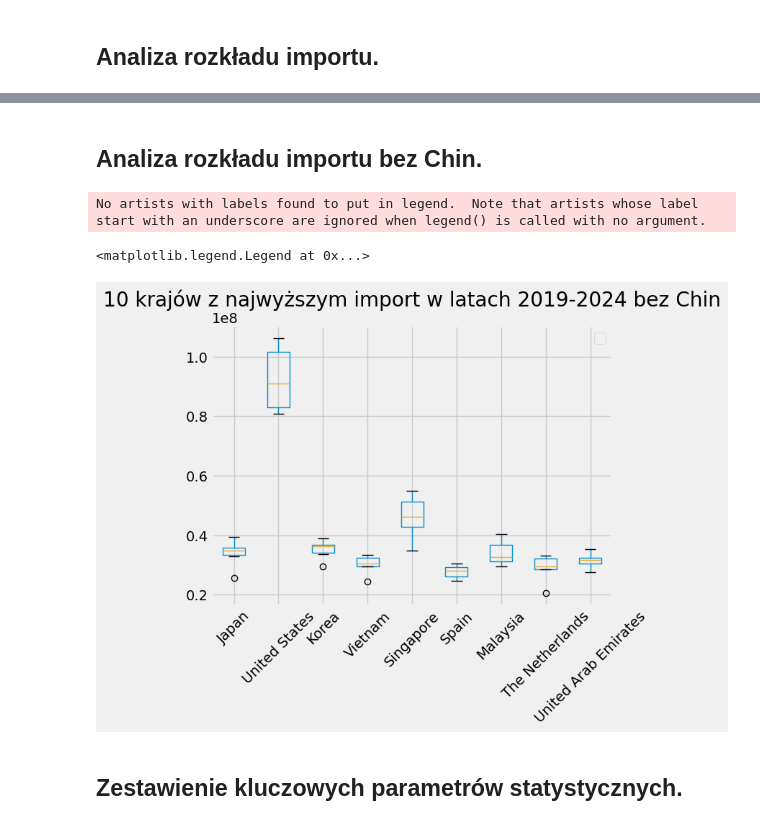
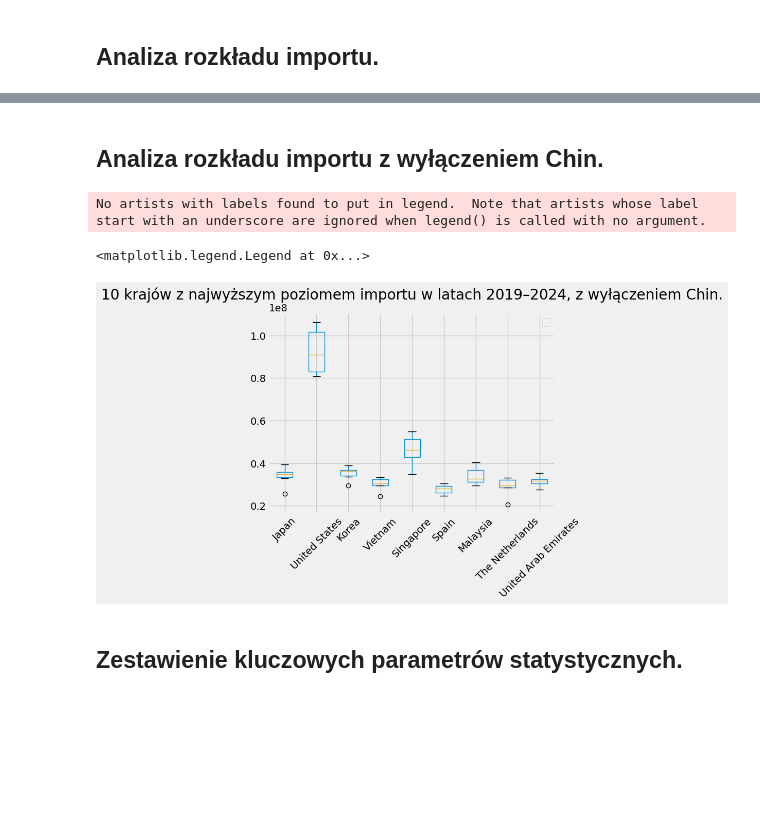
Before and after one commit to Justa81/Globalny-handel-tranzytowy, a Jupyter notebook: Globalny handel tranzytowy.ipynb, the cells around one changed output, grey strips where cells are left out. Saved outputs shown, nothing was run; the diff lists cells and outputs as text; code cells hidden in the pictures; blank space fills up the shorter version.

```diff
--- a/Globalny handel tranzytowy.ipynb
+++ b/Globalny handel tranzytowy.ipynb
@@ -324,15 +324,15 @@ No artists with labels found to put in legend.  Note that artists whose label st
 # %% [markdown]
-Analiza rozkładu  importu bez Chin.
+Analiza rozkładu  importu z wyłączeniem Chin.
 ---
 # %%
 Dane_by_country_import_top10.iloc[:, 1:].boxplot()
-plt.title("10 krajów z najwyższym import w latach 2019-2024 bez Chin")
+plt.title("10 krajów z najwyższym poziomem importu w latach 2019–2024, z wyłączeniem Chin.")
 plt.xticks(rotation=45)
 plt.legend()
 # %% [output]
 No artists with labels found to put in legend.  Note that artists whose label start with an underscore are ignored when legend() is called with no argument.
 <matplotlib.legend.Legend at 0x...>
-[figure, old version]
+[figure, new version]
 # %% [markdown]
 Zestawienie kluczowych parametrów statystycznych.
 ---
```
Also changed, not shown: parts of 10 cells of this notebook.
